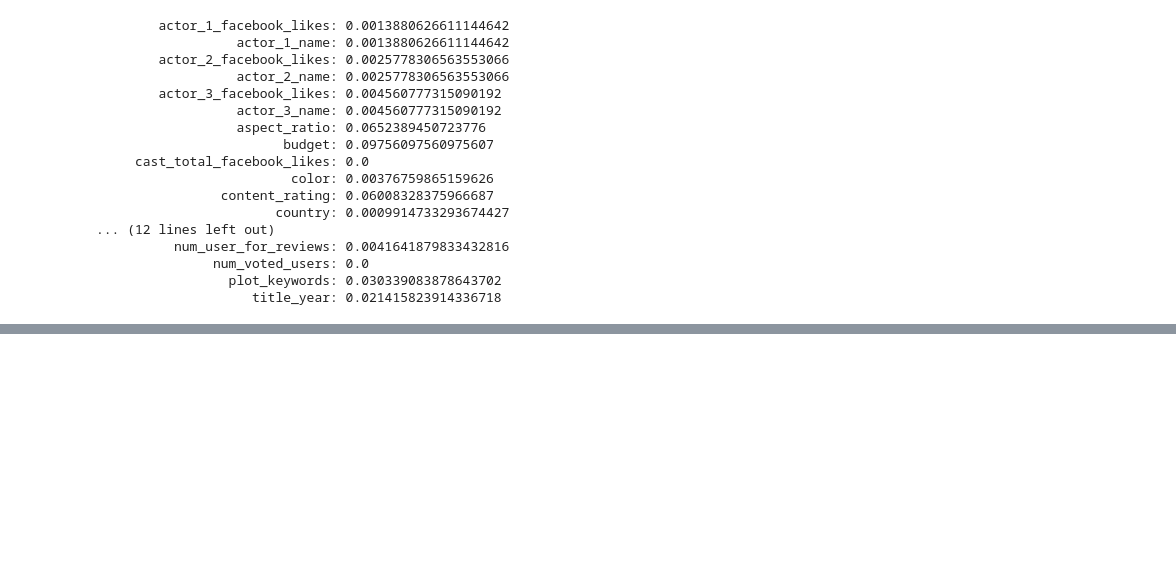
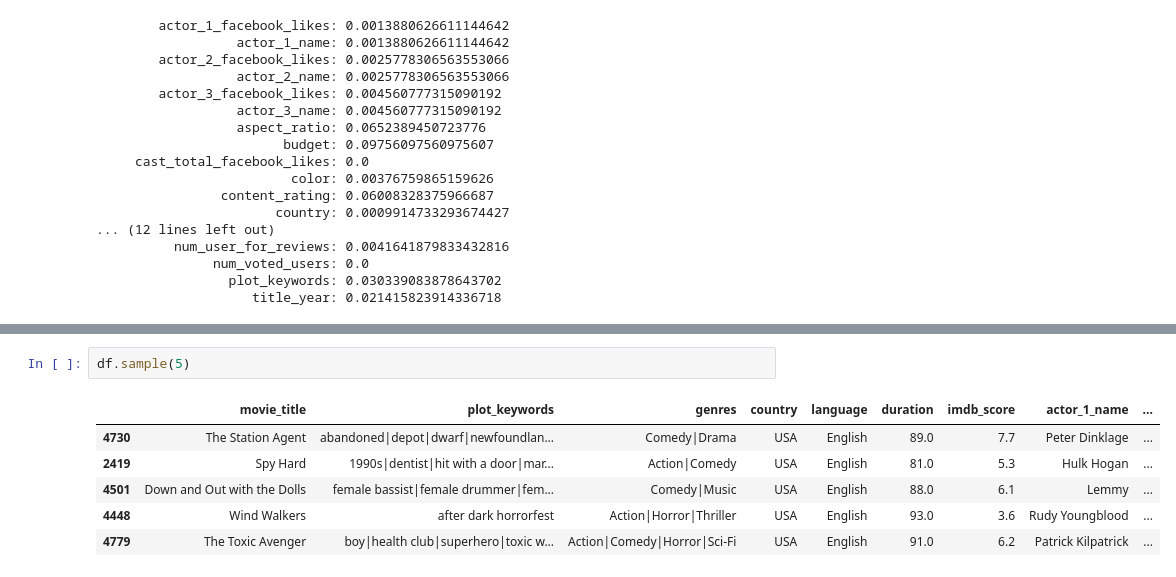
Before and after one commit to 0-tree/OCDataSciencePath, a Jupyter notebook: Project3/dev_dataCleaning.ipynb, the cells around one changed output, grey strips where cells are left out. Cells and saved outputs as stored; diff of their text form; blank space fills up the shorter version.

```diff
--- a/Project3/dev_dataCleaning.ipynb
+++ b/Project3/dev_dataCleaning.ipynb
@@ -60,0 +70,9 @@ for col in df.columns.sort_values():
+# %%
+df.sample(5)
+# %% [output]
+|  | movie_title | plot_keywords | genres | country | language | duration | imdb_score | actor_1_name | ... |
+| 4730 | The Station Agent | abandoned|depot|dwarf|newfoundlan... | Comedy|Drama | USA | English | 89.0 | 7.7 | Peter Dinklage | ... |
+| 2419 | Spy Hard | 1990s|dentist|hit with a door|mar... | Action|Comedy | USA | English | 81.0 | 5.3 | Hulk Hogan | ... |
+| 4501 | Down and Out with the Dolls | female bassist|female drummer|fem... | Comedy|Music | USA | English | 88.0 | 6.1 | Lemmy | ... |
+| 4448 | Wind Walkers | after dark horrorfest | Action|Horror|Thriller | USA | English | 93.0 | 3.6 | Rudy Youngblood | ... |
+| 4779 | The Toxic Avenger | boy|health club|superhero|toxic w... | Action|Comedy|Horror|Sci-Fi | USA | English | 91.0 | 6.2 | Patrick Kilpatrick | ... |
```
Also changed, not shown: parts of 6 cells of this notebook.
